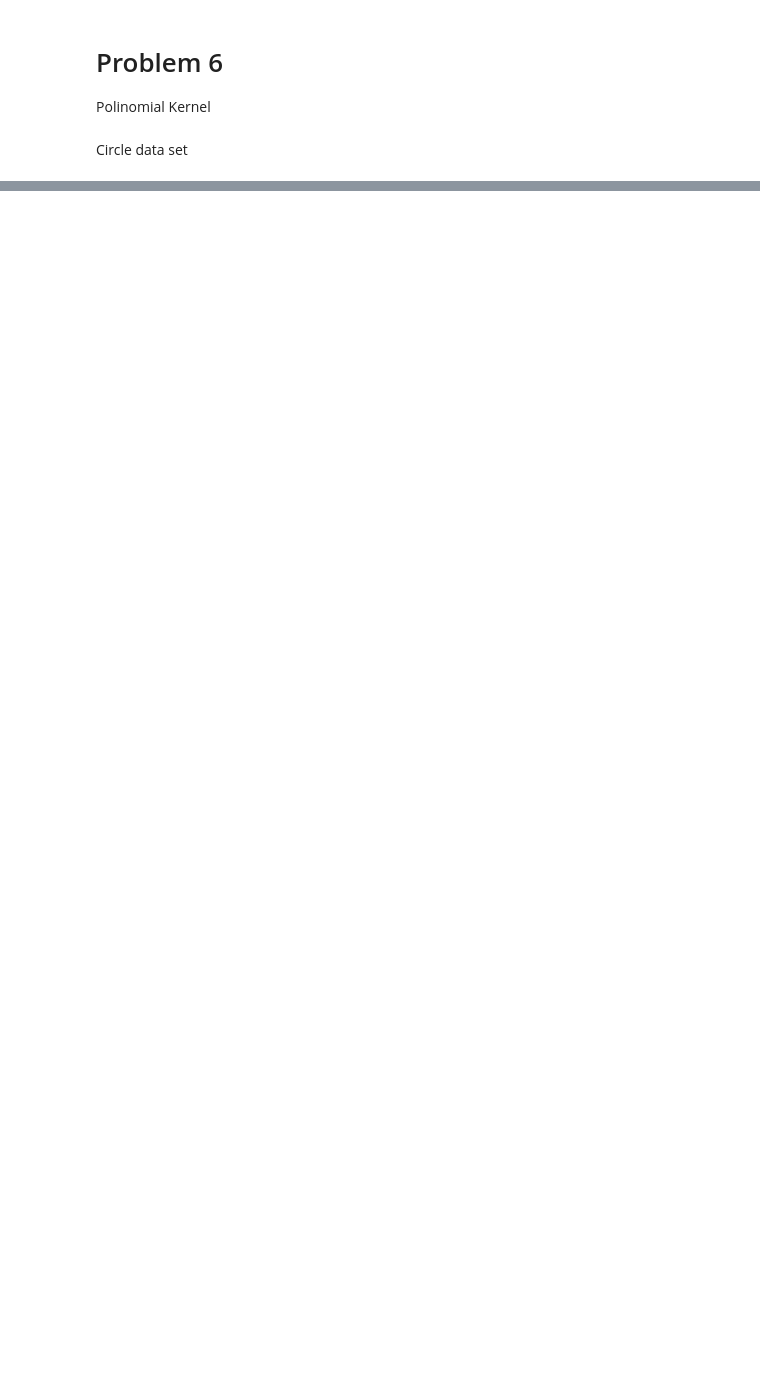
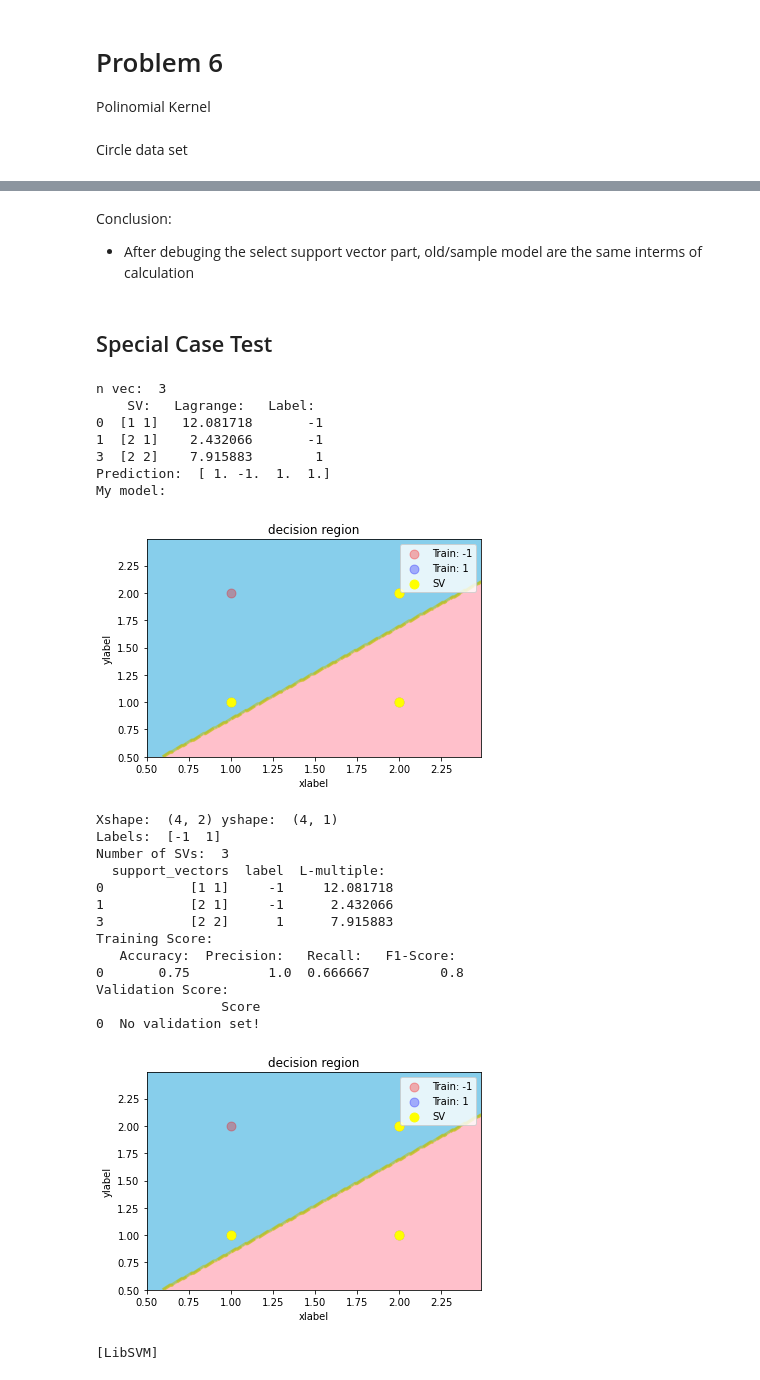
Before and after one commit to produdez/diveintocode-ml, a Jupyter notebook: Week 11/SVMScratch.ipynb, the cells around one changed output, grey strips where cells are left out. Saved outputs shown, nothing was run; the diff lists cells and outputs as text; code cells hidden in the pictures; blank space fills up the shorter version.

```diff
--- a/Week 11/SVMScratch.ipynb
+++ b/Week 11/SVMScratch.ipynb
@@ -412,0 +547,50 @@ decision_region(x_test,y_test,svc,target_names = ['-1', '1'])
+# %% [markdown]
+Conclusion:
+- After debuging the select support vector part, old/sample model are the same interms of calculation
+# %% [markdown]
+## Special Case Test
+# %%
+
+# ! simple test!
+x = np.array([[1,1],
+    [2,1],
+    [1,2],
+    [2,2]])
+y = np.array([-1,-1,1,1])
+ssvm = SampleSVM(num_iter = 1000,verbose = True,debug = False)
+ssvm.fit(x,y)
+print('Prediction: ',ssvm.predict(x).ravel())
+print('My model: ')
+decision_region(x,y,ssvm,target_names = ['-1', '1'])
+
+old_model = ScratchSVMClassifier(1000,0.01,verbose = True, improved = True, debug = False)
+old_model.fit(x,y)
+decision_region(x,y,old_model,target_names = ['-1', '1'])
+
+svc = SVC(kernel = 'linear', max_iter = 5, verbose = True, tol = 1e-5)
+svc.fit(x,y)
+decision_region(x,y,svc,target_names = ['-1', '1'])
+# %% [output]
+n vec:  3
+    SV:   Lagrange:   Label:
+0  [1 1]   12.081718       -1
+1  [2 1]    2.432066       -1
+3  [2 2]    7.915883        1
+Prediction:  [ 1. -1.  1.  1.]
+My model:
+[figure, added]
+Xshape:  (4, 2) yshape:  (4, 1)
+Labels:  [-1  1]
+Number of SVs:  3
+  support_vectors  label  L-multiple:
+0           [1 1]     -1     12.081718
+1           [2 1]     -1      2.432066
+3           [2 2]      1      7.915883
+Training Score:
+   Accuracy:  Precision:   Recall:   F1-Score:
+0       0.75          1.0  0.666667         0.8
+Validation Score:
+                Score
+0  No validation set!
+[figure, added]
+[LibSVM]
```
Also changed, not shown: parts of 23 cells of this notebook.
